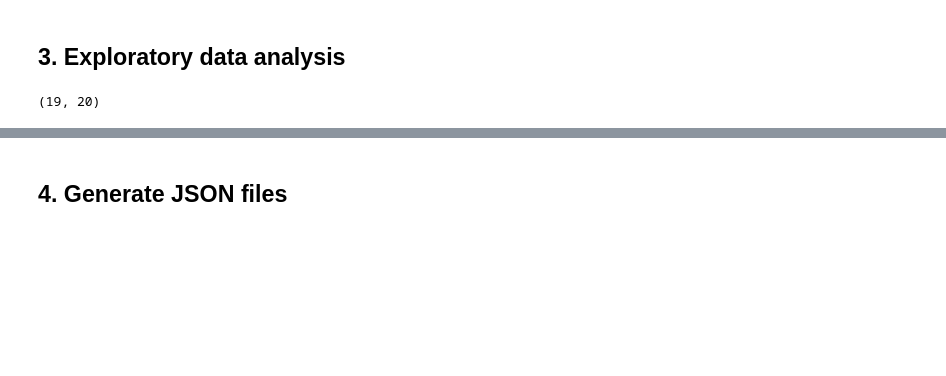
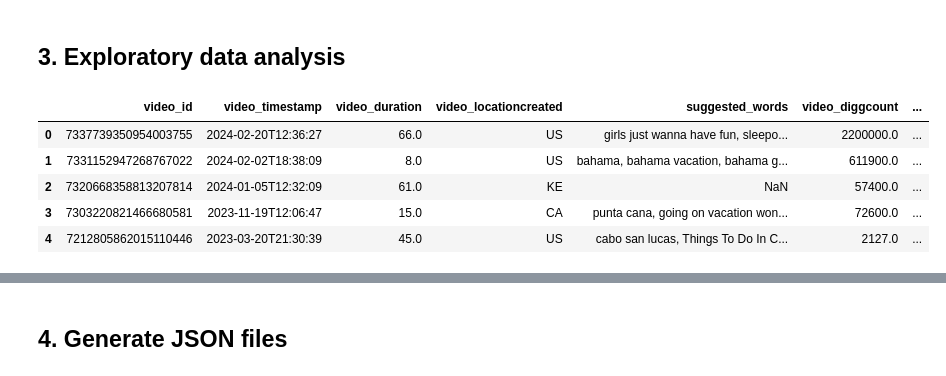
Before and after one commit to FridahNtika/CS315-Project3-Group2, a Jupyter notebook: Data Analysis/Generate Documents.ipynb, the cells around one changed output, grey strips where cells are left out. Drawn from its saved outputs; the diff is of its cells as text; code cells hidden in the pictures; blank space fills up the shorter version.

```diff
--- a/Data Analysis/Generate Documents.ipynb
+++ b/Data Analysis/Generate Documents.ipynb
@@ -48,15 +75,22 @@ user10author = []
 # %%
-# pyktok data
-data = pd.read_csv(file6)
-posts = pd.DataFrame(data)
-posts = posts.drop_duplicates()
-#posts.shape
-#posts.head()
+# Cleaning up data
+allFiles = [user1,user2,user3,user4,user5,user6,user7,user8,user9,user10]
+
+def cleanUp(df):
+    df = df.drop_duplicates()
-# %%
-#clean the data
-posts = posts[posts['video_description'].notna()]
-posts = posts[posts['video_locationcreated'] == 'US']
-posts.shape
-# %% [output]
-(19, 20)
+# %%
+def filter(df):
+    return df[(df['video_description'].notna()) & (df['video_locationcreated'] == 'US')]
+# %%
+for df in allFiles:
+    df.apply(cleanUp)
+    df = filter(df)
+user1.head()
+# %% [output]
+|  | video_id | video_timestamp | video_duration | video_locationcreated | suggested_words | video_diggcount | ... |
+| 0 | 7337739350954003755 | 2024-02-20T12:36:27 | 66.0 | US | girls just wanna have fun, sleepo... | 2200000.0 | ... |
+| 1 | 7331152947268767022 | 2024-02-02T18:38:09 | 8.0 | US | bahama, bahama vacation, bahama g... | 611900.0 | ... |
+| 2 | 7320668358813207814 | 2024-01-05T12:32:09 | 61.0 | KE | NaN | 57400.0 | ... |
+| 3 | 7303220821466680581 | 2023-11-19T12:06:47 | 15.0 | CA | punta cana, going on vacation won... | 72600.0 | ... |
+| 4 | 7212805862015110446 | 2023-03-20T21:30:39 | 45.0 | US | cabo san lucas, Things To Do In C... | 2127.0 | ... |
 # %%
```
Also changed, not shown: parts of 15 cells of this notebook, 2 other files.
